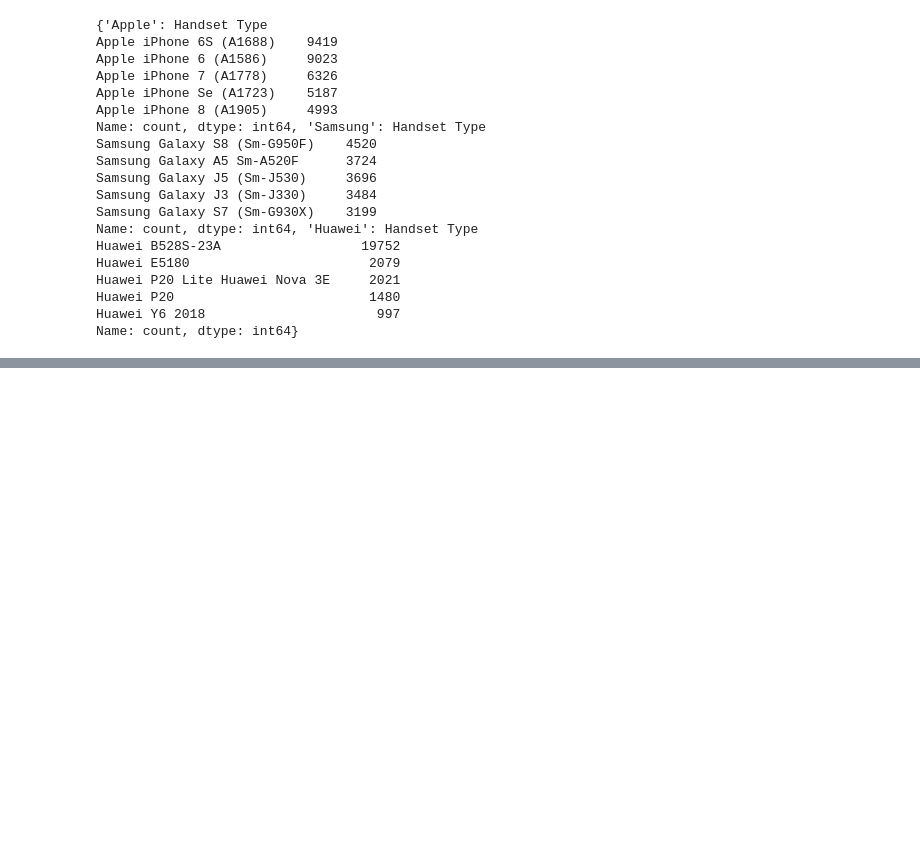
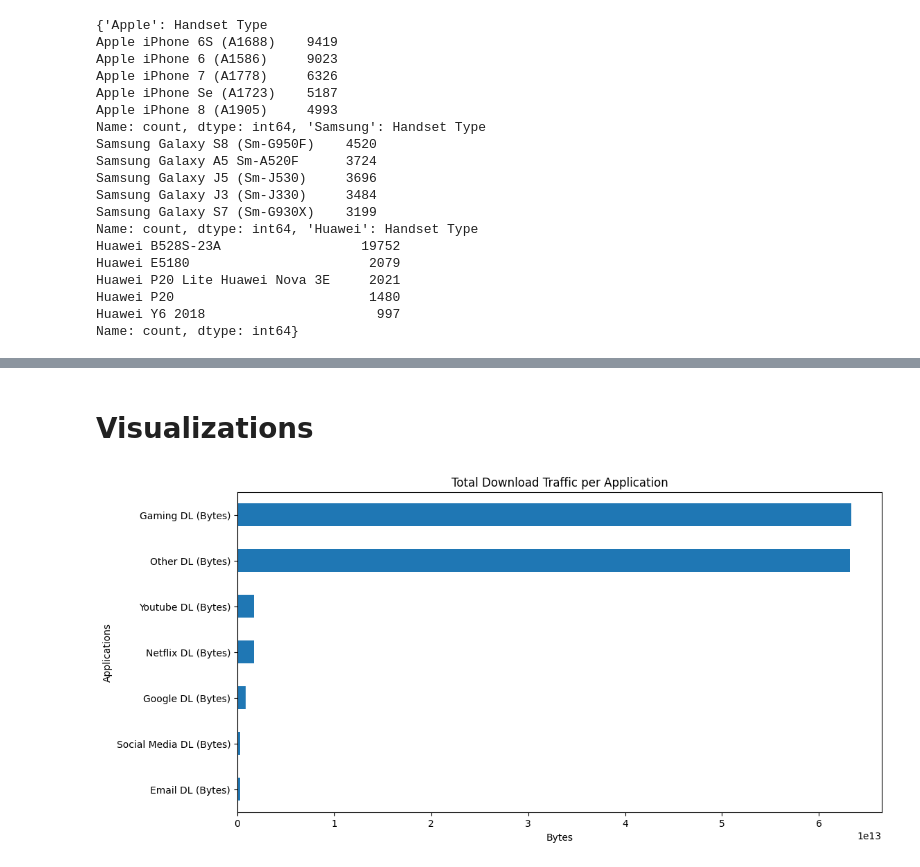
Before and after one commit to elayemu/10-Academy-W2-User-Insight-Analysis, a Jupyter notebook: notebooks/10-academy-w2-user-insight-analysis.ipynb, the cells around one changed output, grey strips where cells are left out. Saved outputs shown, nothing was run; the diff lists cells and outputs as text; code cells hidden in the pictures; blank space fills up the shorter version.

```diff
--- a/notebooks/10-academy-w2-user-insight-analysis.ipynb
+++ b/notebooks/10-academy-w2-user-insight-analysis.ipynb
@@ -170,0 +374,12 @@ Name: count, dtype: int64}
+# %% [markdown]
+# Visualizations
+# %%
+# Plot the top applications used
+top_applications = ['Social Media DL (Bytes)', 'Google DL (Bytes)', 'Email DL (Bytes)', 'Youtube DL (Bytes)', 'Netflix DL (Bytes)', 'Gaming DL (Bytes)', 'Other DL (Bytes)']
+data[top_applications].sum().sort_values().plot(kind='barh', figsize=(12, 6))
+plt.title('Total Download Traffic per Application')
+plt.xlabel('Bytes')
+plt.ylabel('Applications')
+plt.show()
+# %% [output]
+[figure, added]
```
Also changed, not shown: parts of 12 cells of this notebook.
